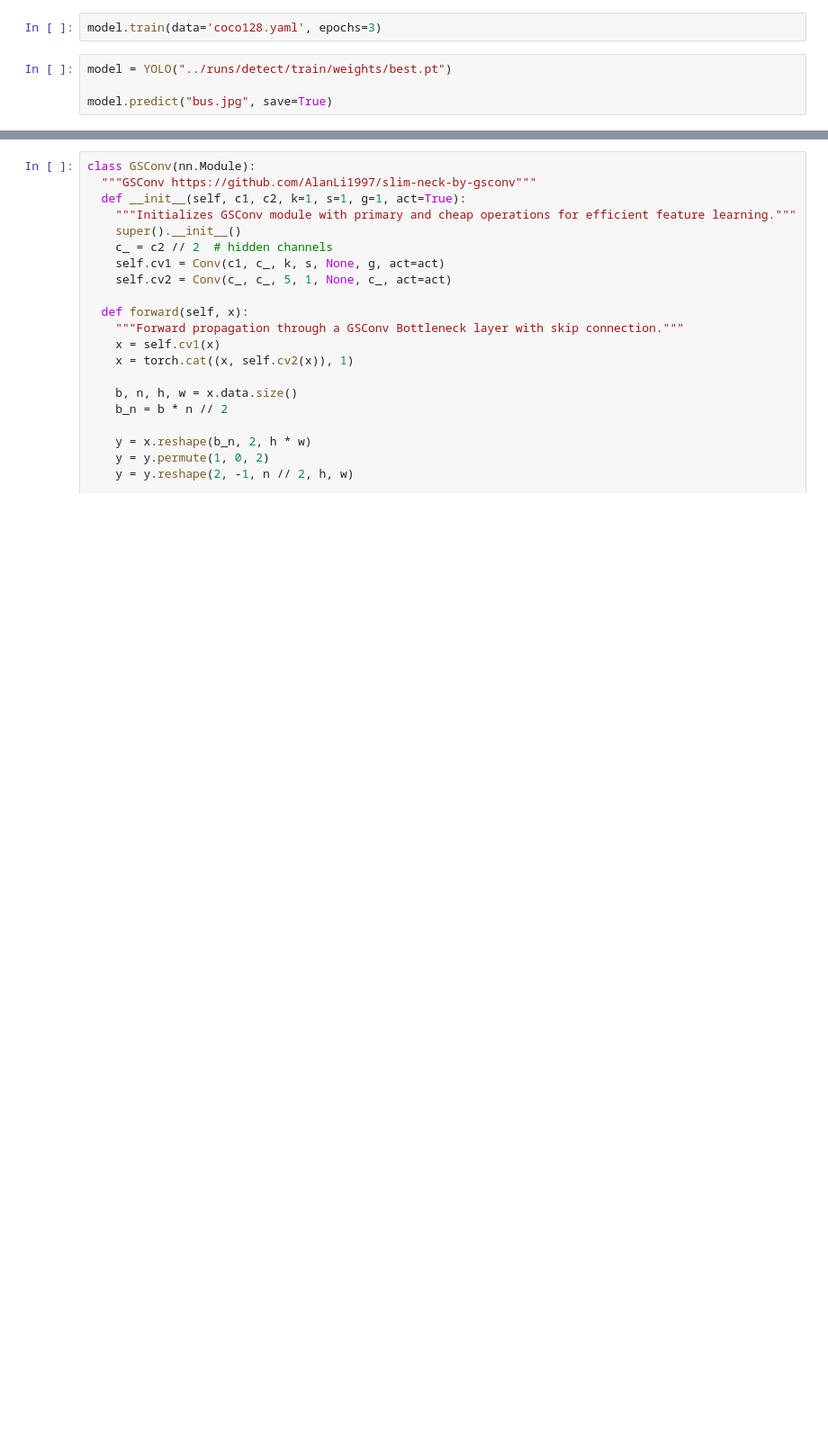
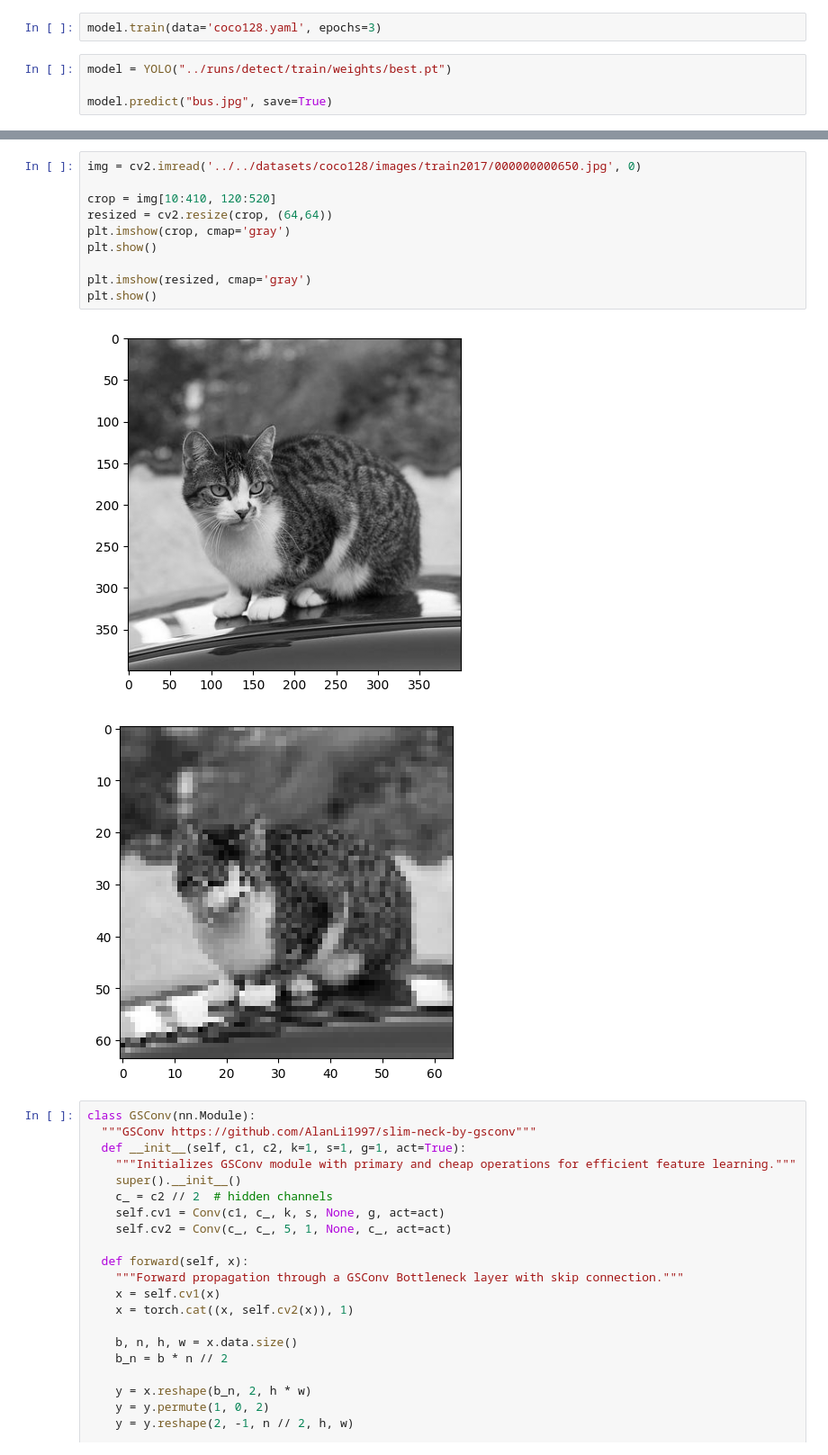
Before and after one commit to ruslanraupoff/ultralytics, a Jupyter notebook: examples/main.ipynb, the cells around one changed output, grey strips where cells are left out. Shown at 90% size. Cells and saved outputs as stored; diff of their text form; blank space fills up the shorter version.

```diff
--- a/examples/main.ipynb
+++ b/examples/main.ipynb
@@ -27,3 +118,16 @@ model.predict("bus.jpg", save=True)
+# %%
+img = cv2.imread('../../datasets/coco128/images/train2017/000000000650.jpg', 0)
+
+crop = img[10:410, 120:520]
+resized = cv2.resize(crop, (64,64))
+plt.imshow(crop, cmap='gray')
+plt.show()
+
+plt.imshow(resized, cmap='gray')
+plt.show()
+# %% [output]
+[figure, added]
+[figure, added]
 # %%
 class GSConv(nn.Module):
   """GSConv https://github.com/AlanLi1997/slim-neck-by-gsconv"""
```
Also changed, not shown: parts of 16 cells of this notebook, 7 other files.
